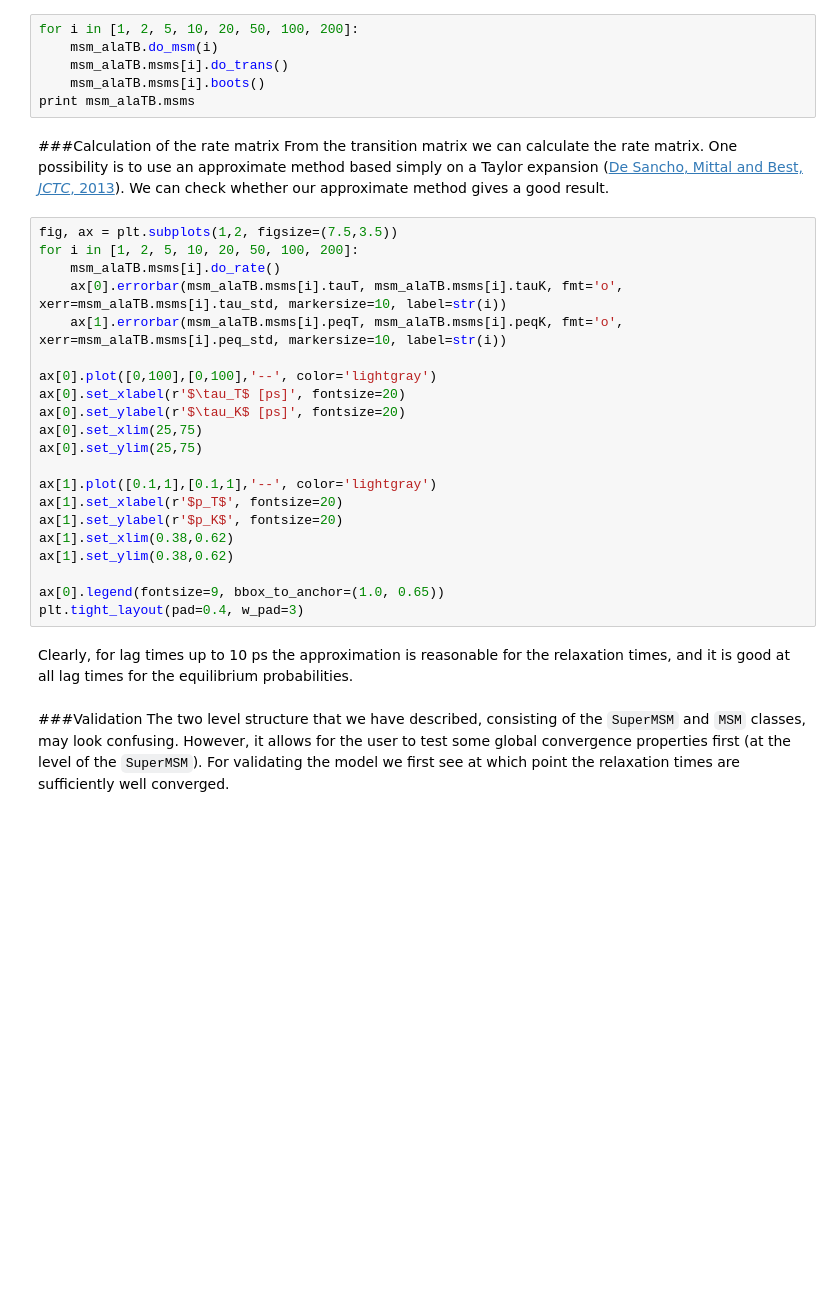
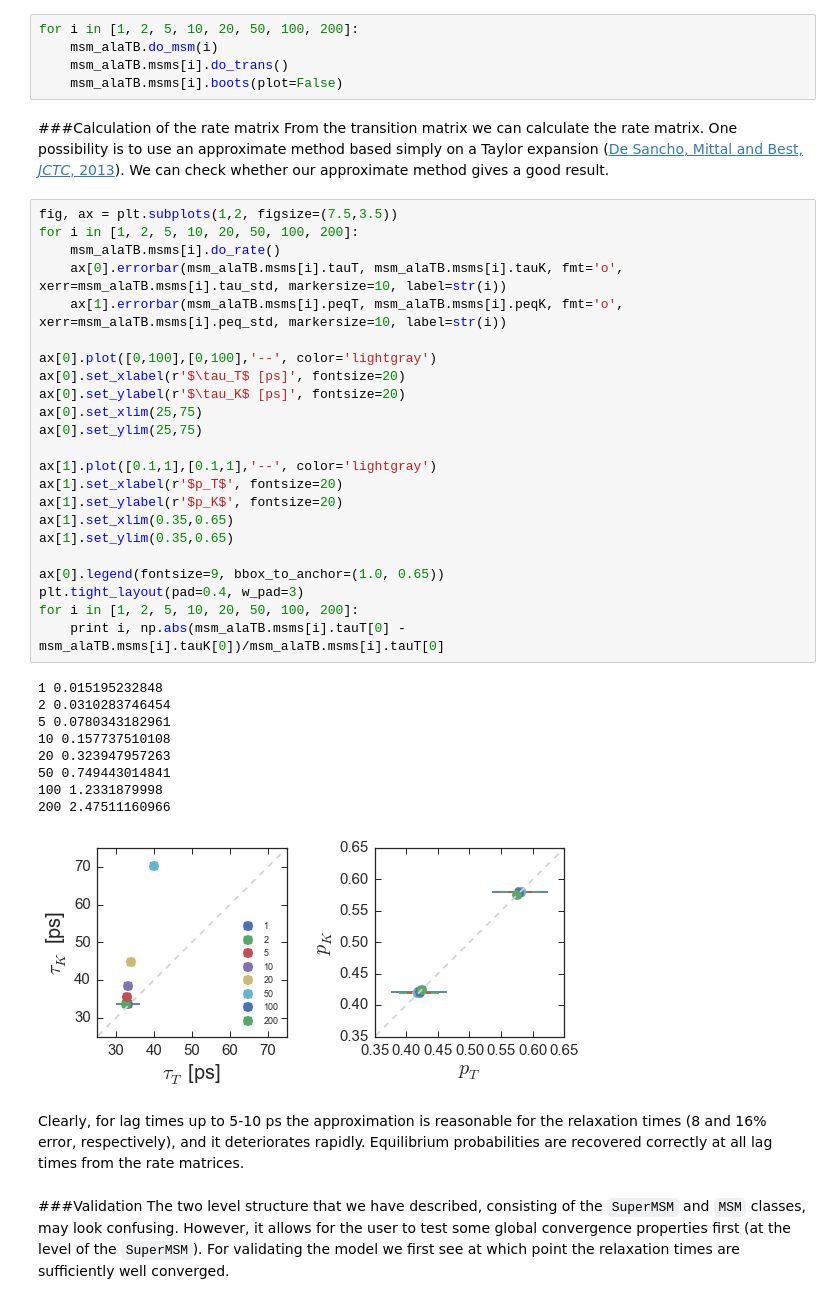
Before and after one commit to BioKT/MasterMSM, a Jupyter notebook: examples/alanine_dipeptide/ala_dipeptide.ipynb, the cells around one changed output. Drawn from its saved outputs; the diff is of its cells as text; blank space fills up the shorter version.

```diff
--- a/examples/alanine_dipeptide/ala_dipeptide.ipynb
+++ b/examples/alanine_dipeptide/ala_dipeptide.ipynb
@@ -98,34 +98,45 @@ Then, using the `do_msm` method, we produce instances of the `MSM` class. Each o
 for i in [1, 2, 5, 10, 20, 50, 100, 200]:
     msm_alaTB.do_msm(i)
     msm_alaTB.msms[i].do_trans()
-    msm_alaTB.msms[i].boots()
-print msm_alaTB.msms
+    msm_alaTB.msms[i].boots(plot=False)
 # %% [markdown]
 ###Calculation of the rate matrix
 From the transition matrix we can calculate the rate matrix. One possibility is to use an approximate method based simply on a Taylor expansion ([De Sancho, Mittal and Best, *JCTC*, 2013](http://dx.doi.org/10.1021/ct301033r)). We can check whether our approximate method gives a good result.
 # %%
 fig, ax = plt.subplots(1,2, figsize=(7.5,3.5))
 for i in [1, 2, 5, 10, 20, 50, 100, 200]:
     msm_alaTB.msms[i].do_rate()
     ax[0].errorbar(msm_alaTB.msms[i].tauT, msm_alaTB.msms[i].tauK, fmt='o', xerr=msm_alaTB.msms[i].tau_std, markersize=10, label=str(i))
     ax[1].errorbar(msm_alaTB.msms[i].peqT, msm_alaTB.msms[i].peqK, fmt='o', xerr=msm_alaTB.msms[i].peq_std, markersize=10, label=str(i))
 
 ax[0].plot([0,100],[0,100],'--', color='lightgray')
 ax[0].set_xlabel(r'$\tau_T$ [ps]', fontsize=20)
 ax[0].set_ylabel(r'$\tau_K$ [ps]', fontsize=20)
 ax[0].set_xlim(25,75)
 ax[0].set_ylim(25,75)
 
 ax[1].plot([0.1,1],[0.1,1],'--', color='lightgray')
 ax[1].set_xlabel(r'$p_T$', fontsize=20)
 ax[1].set_ylabel(r'$p_K$', fontsize=20)
-ax[1].set_xlim(0.38,0.62)
-ax[1].set_ylim(0.38,0.62)
+ax[1].set_xlim(0.35,0.65)
+ax[1].set_ylim(0.35,0.65)
 
 ax[0].legend(fontsize=9, bbox_to_anchor=(1.0, 0.65))
 plt.tight_layout(pad=0.4, w_pad=3)
+for i in [1, 2, 5, 10, 20, 50, 100, 200]:
+    print i, np.abs(msm_alaTB.msms[i].tauT[0] - msm_alaTB.msms[i].tauK[0])/msm_alaTB.msms[i].tauT[0]
+# %% [output]
+1 0.015195232848
+2 0.0310283746454
+5 0.0780343182961
+10 0.157737510108
+20 0.323947957263
+50 0.749443014841
+100 1.2331879998
+200 2.47511160966
+[figure, added]
 # %% [markdown]
-Clearly, for lag times up to 10 ps the approximation is reasonable for the relaxation times, and it is good at all lag times for the equilibrium probabilities.
+Clearly, for lag times up to 5-10 ps the approximation is reasonable for the relaxation times (8 and 16% error, respectively), and it deteriorates rapidly. Equilibrium probabilities are recovered correctly at all lag times from the rate matrices.
 # %% [markdown]
 ###Validation
 The two level structure that we have described, consisting of the `SuperMSM` and `MSM` classes, may look confusing. However, it allows for the user to test some global convergence properties first (at the level of the `SuperMSM`). For validating the model we first see at which point the relaxation times are sufficiently well converged.
```
Also changed, not shown: parts of 2 cells of this notebook, 2 other files.
